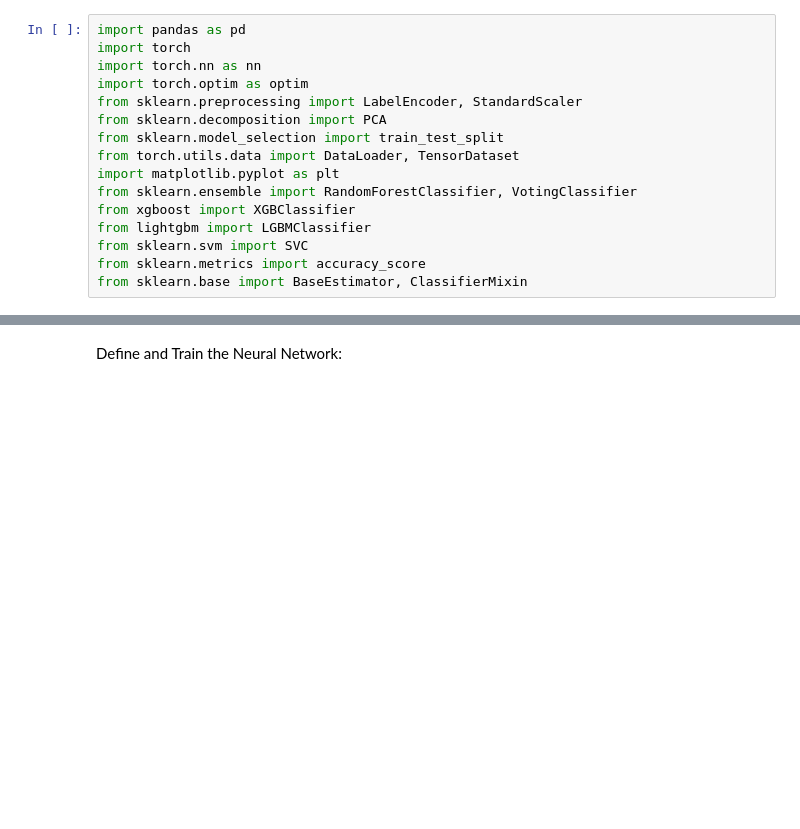
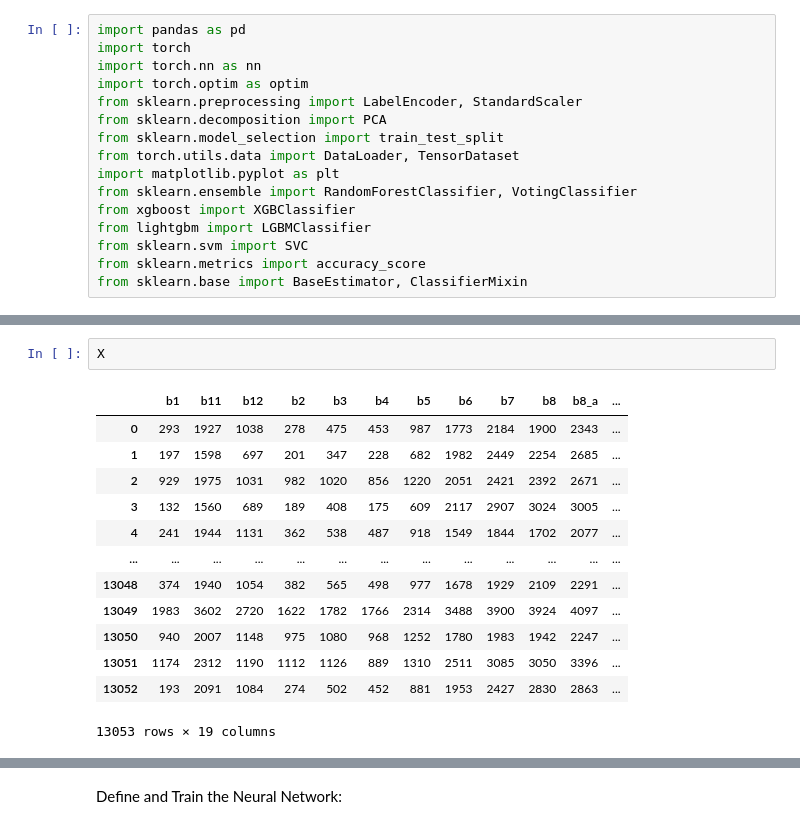
Before and after one commit to wirepecion/Forest_Classifaction, a Jupyter notebook: ipynb/EnsembleNN.ipynb, the cells around one changed output, grey strips where cells are left out. Drawn from its saved outputs; the diff is of its cells as text; blank space fills up the shorter version.

```diff
--- a/ipynb/EnsembleNN.ipynb
+++ b/ipynb/EnsembleNN.ipynb
@@ -18,0 +56,16 @@ from sklearn.base import BaseEstimator, ClassifierMixin
+# %%
+X
+# %% [output]
+|  | b1 | b11 | b12 | b2 | b3 | b4 | b5 | b6 | b7 | b8 | b8_a | ... |
+| 0 | 293 | 1927 | 1038 | 278 | 475 | 453 | 987 | 1773 | 2184 | 1900 | 2343 | ... |
+| 1 | 197 | 1598 | 697 | 201 | 347 | 228 | 682 | 1982 | 2449 | 2254 | 2685 | ... |
+| 2 | 929 | 1975 | 1031 | 982 | 1020 | 856 | 1220 | 2051 | 2421 | 2392 | 2671 | ... |
+| 3 | 132 | 1560 | 689 | 189 | 408 | 175 | 609 | 2117 | 2907 | 3024 | 3005 | ... |
+| 4 | 241 | 1944 | 1131 | 362 | 538 | 487 | 918 | 1549 | 1844 | 1702 | 2077 | ... |
+| ... | ... | ... | ... | ... | ... | ... | ... | ... | ... | ... | ... | ... |
+| 13048 | 374 | 1940 | 1054 | 382 | 565 | 498 | 977 | 1678 | 1929 | 2109 | 2291 | ... |
+| 13049 | 1983 | 3602 | 2720 | 1622 | 1782 | 1766 | 2314 | 3488 | 3900 | 3924 | 4097 | ... |
+| 13050 | 940 | 2007 | 1148 | 975 | 1080 | 968 | 1252 | 1780 | 1983 | 1942 | 2247 | ... |
+| 13051 | 1174 | 2312 | 1190 | 1112 | 1126 | 889 | 1310 | 2511 | 3085 | 3050 | 3396 | ... |
+| 13052 | 193 | 2091 | 1084 | 274 | 502 | 452 | 881 | 1953 | 2427 | 2830 | 2863 | ... |
+13053 rows × 19 columns
```
Also changed, not shown: parts of 15 cells of this notebook, 6 other files.
